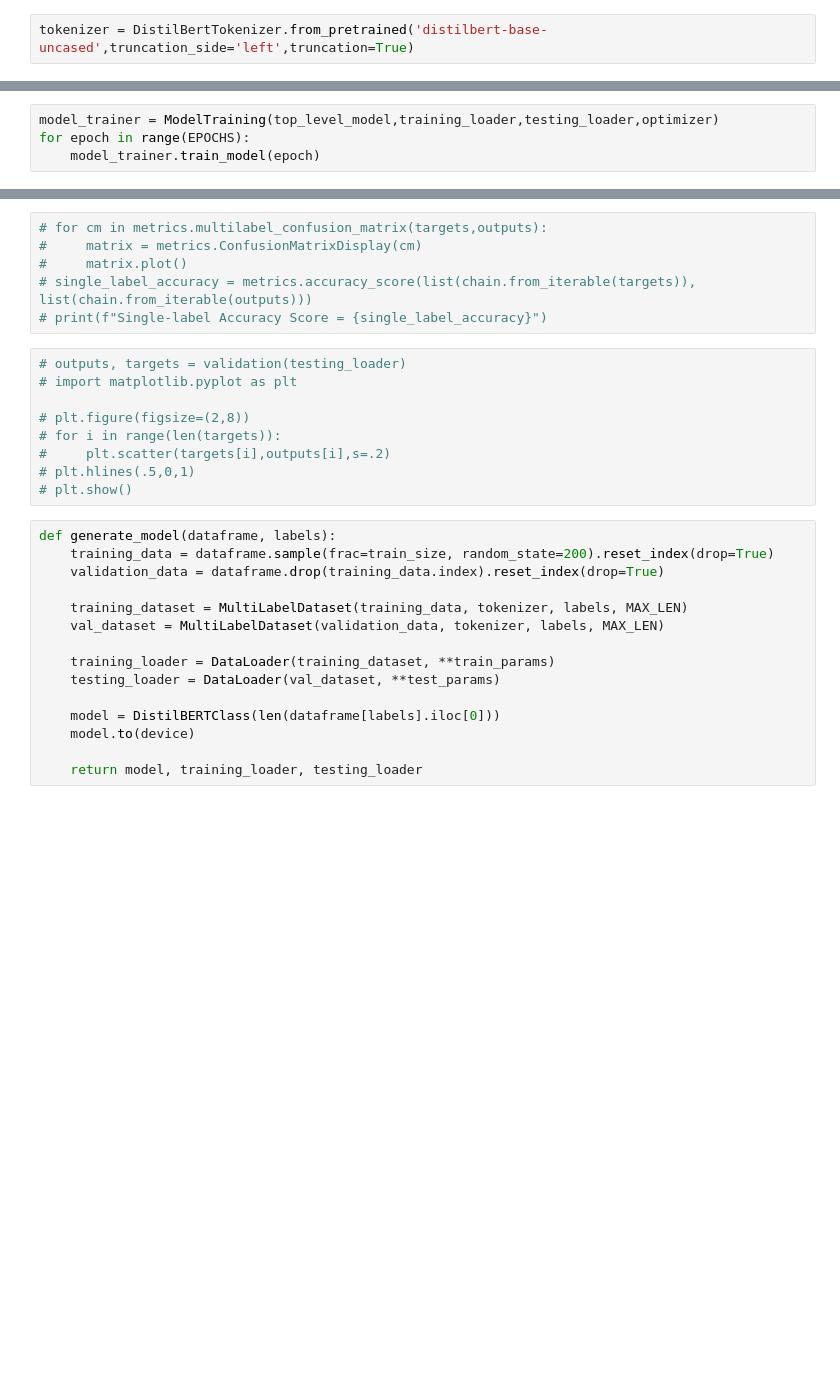
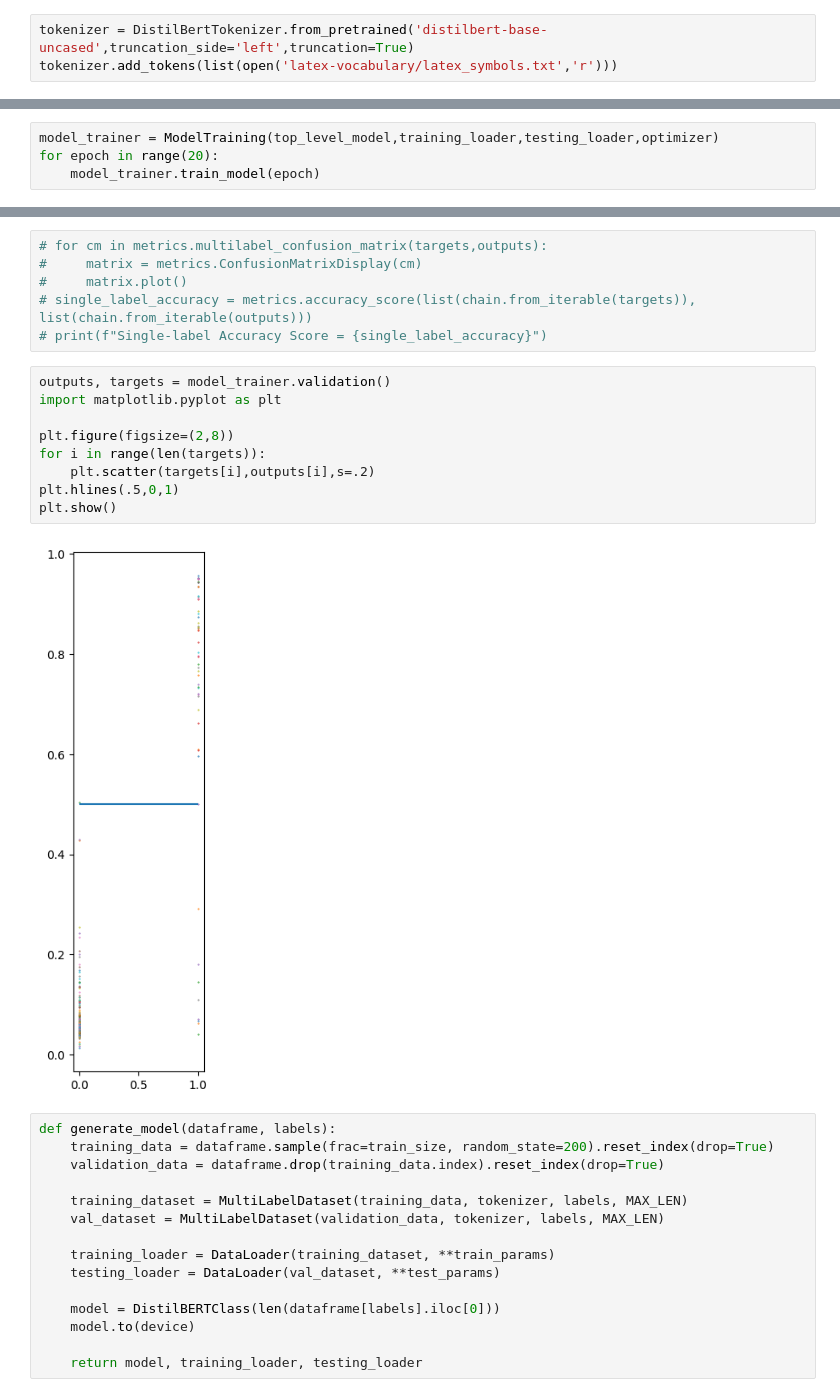
Before and after one commit to iuruoy-shao/training-problems, a Jupyter notebook: hierarchical_classifier.ipynb, the cells around one changed output, grey strips where cells are left out. Cells and saved outputs as stored; diff of their text form; blank space fills up the shorter version.

```diff
--- a/hierarchical_classifier.ipynb
+++ b/hierarchical_classifier.ipynb
@@ -203,3 +201,4 @@ EPOCHS = 20
 LEARNING_RATE = 1e-05
 # %%
 tokenizer = DistilBertTokenizer.from_pretrained('distilbert-base-uncased',truncation_side='left',truncation=True)
+tokenizer.add_tokens(list(open('latex-vocabulary/latex_symbols.txt','r')))
@@ -343,6 +344,6 @@ class ModelTraining:
         return fin_outputs, fin_targets
 # %%
 model_trainer = ModelTraining(top_level_model,training_loader,testing_loader,optimizer)
-for epoch in range(EPOCHS):
+for epoch in range(20):
     model_trainer.train_model(epoch)
 # %% [output]
@@ -416,14 +408,16 @@ F1 Score (Macro) = 0.8742857142857143
 # single_label_accuracy = metrics.accuracy_score(list(chain.from_iterable(targets)), list(chain.from_iterable(outputs)))
 # print(f"Single-label Accuracy Score = {single_label_accuracy}")
 # %%
-# outputs, targets = validation(testing_loader)
-# import matplotlib.pyplot as plt
+outputs, targets = model_trainer.validation()
+import matplotlib.pyplot as plt
 
-# plt.figure(figsize=(2,8))
-# for i in range(len(targets)):
-#     plt.scatter(targets[i],outputs[i],s=.2)
-# plt.hlines(.5,0,1)
-# plt.show()
+plt.figure(figsize=(2,8))
+for i in range(len(targets)):
+    plt.scatter(targets[i],outputs[i],s=.2)
+plt.hlines(.5,0,1)
+plt.show()
+# %% [output]
+[figure, added]
 # %%
 def generate_model(dataframe, labels):
     training_data = dataframe.sample(frac=train_size, random_state=200).reset_index(drop=True)
```
Also changed, not shown: parts of 12 cells of this notebook.
